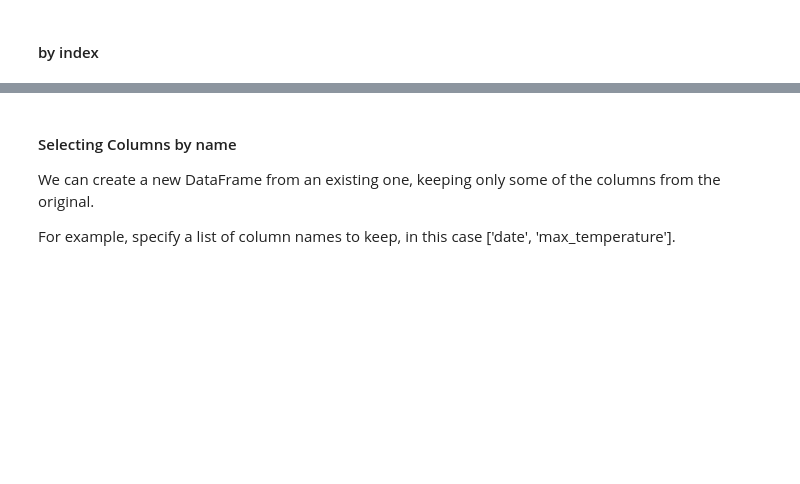
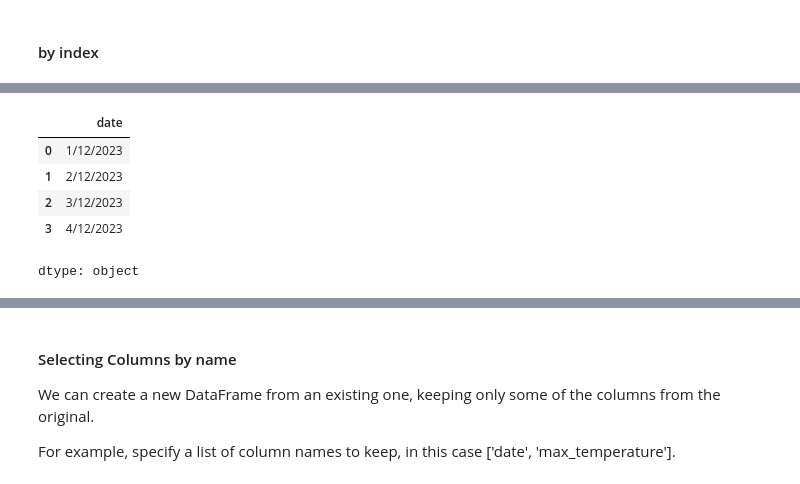
Before and after one commit to ZijingChen/Python, a Jupyter notebook: Python_Notes.ipynb, the cells around one changed output, grey strips where cells are left out. Saved outputs shown, nothing was run; the diff lists cells and outputs as text; code cells hidden in the pictures; blank space fills up the shorter version.

```diff
--- a/Python_Notes.ipynb
+++ b/Python_Notes.ipynb
@@ -2105,0 +2125,9 @@ Name: rainfall, dtype: float64
+# %%
+df.loc[:3, 'date'] # get 'date' column for top 4 rows
+# %% [output]
+|  | date |
+| 0 | 1/12/2023 |
+| 1 | 2/12/2023 |
+| 2 | 3/12/2023 |
+| 3 | 4/12/2023 |
+dtype: object
```
Also changed, not shown: parts of 21 cells of this notebook.
